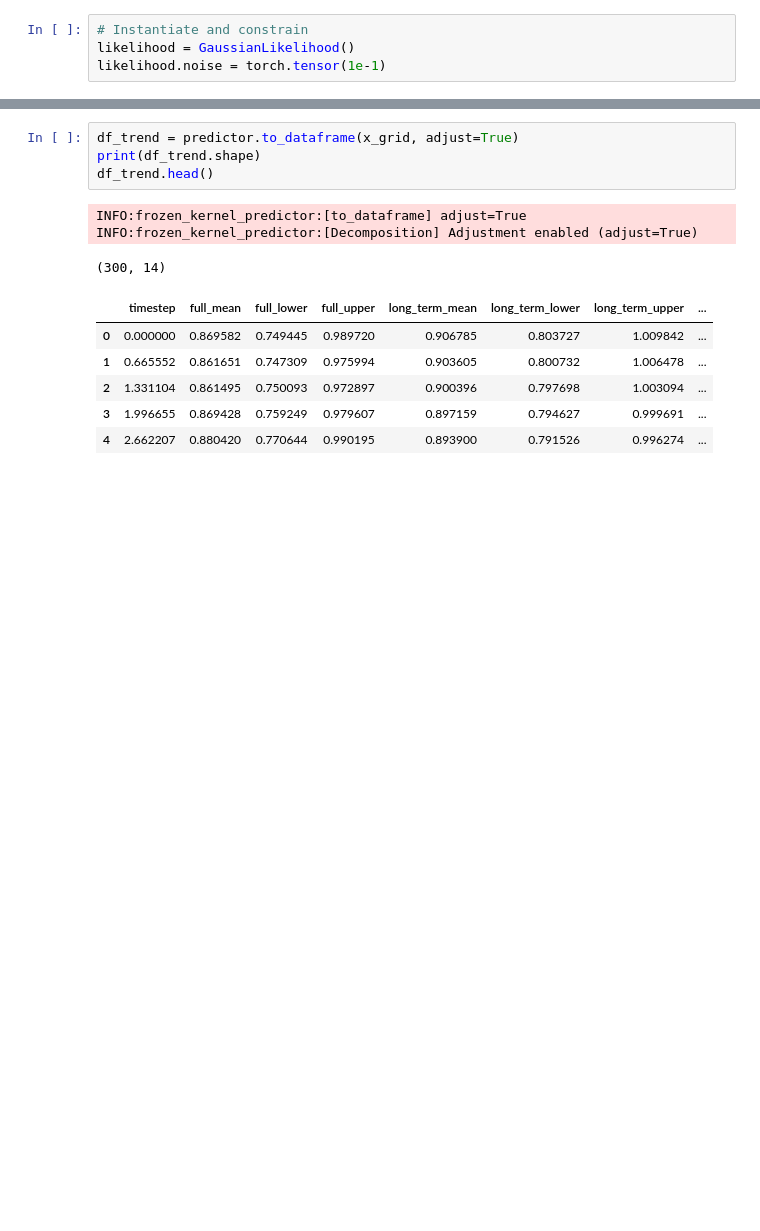
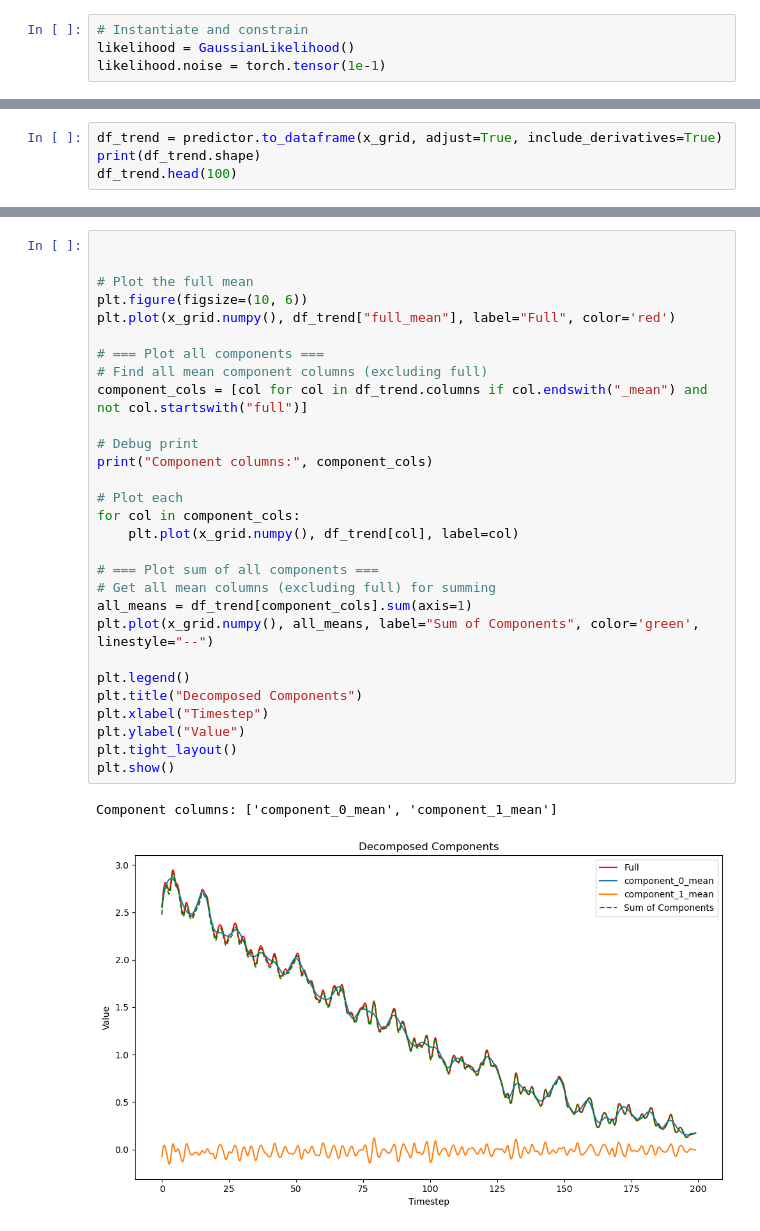
Before and after one commit to views-platform/views-models, a Jupyter notebook: models/purple_alien/notebooks/gp_experiements/gp_test03.ipynb, the cells around one changed output, grey strips where cells are left out. Saved outputs shown, nothing was run; the diff lists cells and outputs as text; blank space fills up the shorter version.

```diff
--- a/models/purple_alien/notebooks/gp_experiements/gp_test03.ipynb
+++ b/models/purple_alien/notebooks/gp_experiements/gp_test03.ipynb
@@ -380,0 +319,4 @@ INFO:frozen_kernel_predictor:[Decomposition] Adjustment enabled (adjust=True)
+# %%
+df_trend = predictor.to_dataframe(x_grid, adjust=True, include_derivatives=True)
+print(df_trend.shape)
+df_trend.head(100)
@@ -381,14 +342,32 @@ INFO:frozen_kernel_predictor:[Decomposition] Adjustment enabled (adjust=True)
 # %%
-df_trend = predictor.to_dataframe(x_grid, adjust=True)
-print(df_trend.shape)
-df_trend.head()
+
+
+# Plot the full mean
+plt.figure(figsize=(10, 6))
+plt.plot(x_grid.numpy(), df_trend["full_mean"], label="Full", color='red')
+
+# === Plot all components ===
+# Find all mean component columns (excluding full)
+component_cols = [col for col in df_trend.columns if col.endswith("_mean") and not col.startswith("full")]
+
+# Debug print
+print("Component columns:", component_cols)
+
+# Plot each
+for col in component_cols:
+    plt.plot(x_grid.numpy(), df_trend[col], label=col)
+
+# === Plot sum of all components ===
+# Get all mean columns (excluding full) for summing
+all_means = df_trend[component_cols].sum(axis=1)
+plt.plot(x_grid.numpy(), all_means, label="Sum of Components", color='green', linestyle="--")
+
+plt.legend()
+plt.title("Decomposed Components")
+plt.xlabel("Timestep")
+plt.ylabel("Value")
+plt.tight_layout()
+plt.show()
 # %% [output]
-INFO:frozen_kernel_predictor:[to_dataframe] adjust=True
-INFO:frozen_kernel_predictor:[Decomposition] Adjustment enabled (adjust=True)
+Component columns: ['component_0_mean', 'component_1_mean']
-(300, 14)
-|  | timestep | full_mean | full_lower | full_upper | long_term_mean | long_term_lower | long_term_upper | ... |
-| 0 | 0.000000 | 0.869582 | 0.749445 | 0.989720 | 0.906785 | 0.803727 | 1.009842 | ... |
-| 1 | 0.665552 | 0.861651 | 0.747309 | 0.975994 | 0.903605 | 0.800732 | 1.006478 | ... |
-| 2 | 1.331104 | 0.861495 | 0.750093 | 0.972897 | 0.900396 | 0.797698 | 1.003094 | ... |
-| 3 | 1.996655 | 0.869428 | 0.759249 | 0.979607 | 0.897159 | 0.794627 | 0.999691 | ... |
-| 4 | 2.662207 | 0.880420 | 0.770644 | 0.990195 | 0.893900 | 0.791526 | 0.996274 | ... |
+[figure, added]
```
Also changed, not shown: parts of 20 cells of this notebook, 1 other file.
